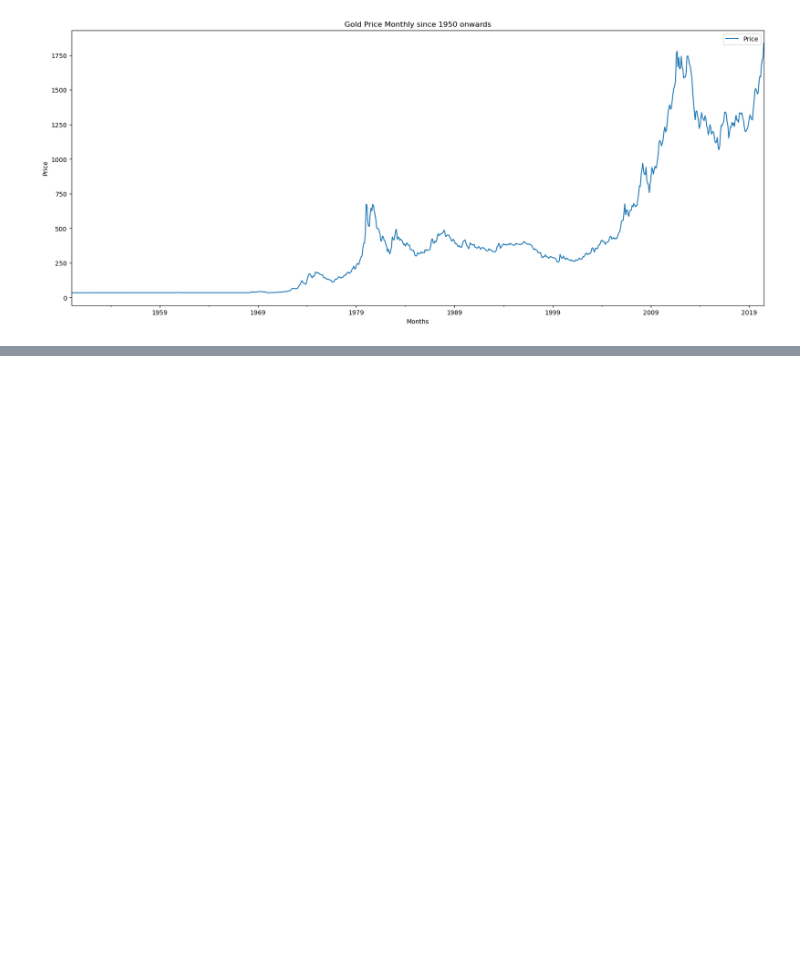
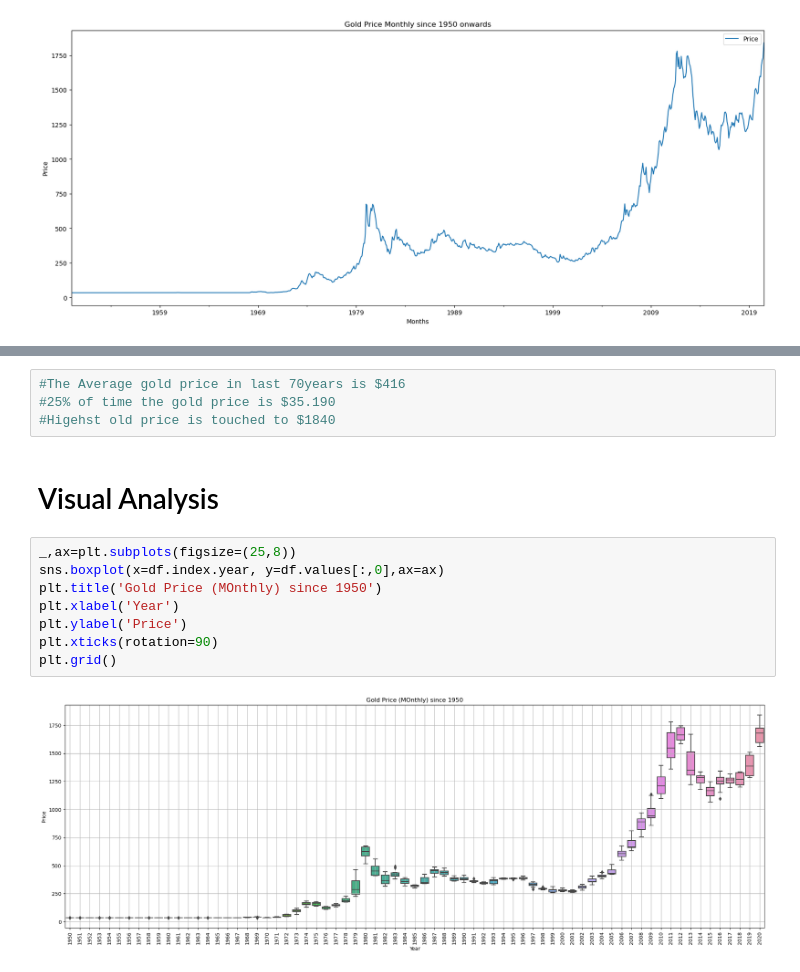
Before and after one commit to parthvichare/Gold-Price-Analysis, a Jupyter notebook: GOLD forecasting.ipynb, the cells around one changed output, grey strips where cells are left out. Drawn from its saved outputs; the diff is of its cells as text; blank space fills up the shorter version.

```diff
--- a/GOLD forecasting.ipynb
+++ b/GOLD forecasting.ipynb
@@ -64,0 +101,16 @@ plt.show()
+# %%
+#The Average gold price in last 70years is $416
+#25% of time the gold price is $35.190
+#Higehst old price is touched to $1840
+# %% [markdown]
+# Visual Analysis
+# %%
+_,ax=plt.subplots(figsize=(25,8))
+sns.boxplot(x=df.index.year, y=df.values[:,0],ax=ax)
+plt.title('Gold Price (MOnthly) since 1950')
+plt.xlabel('Year')
+plt.ylabel('Price')
+plt.xticks(rotation=90)
+plt.grid()
+# %% [output]
+[figure, added]
```
Also changed, not shown: parts of 15 cells of this notebook.
